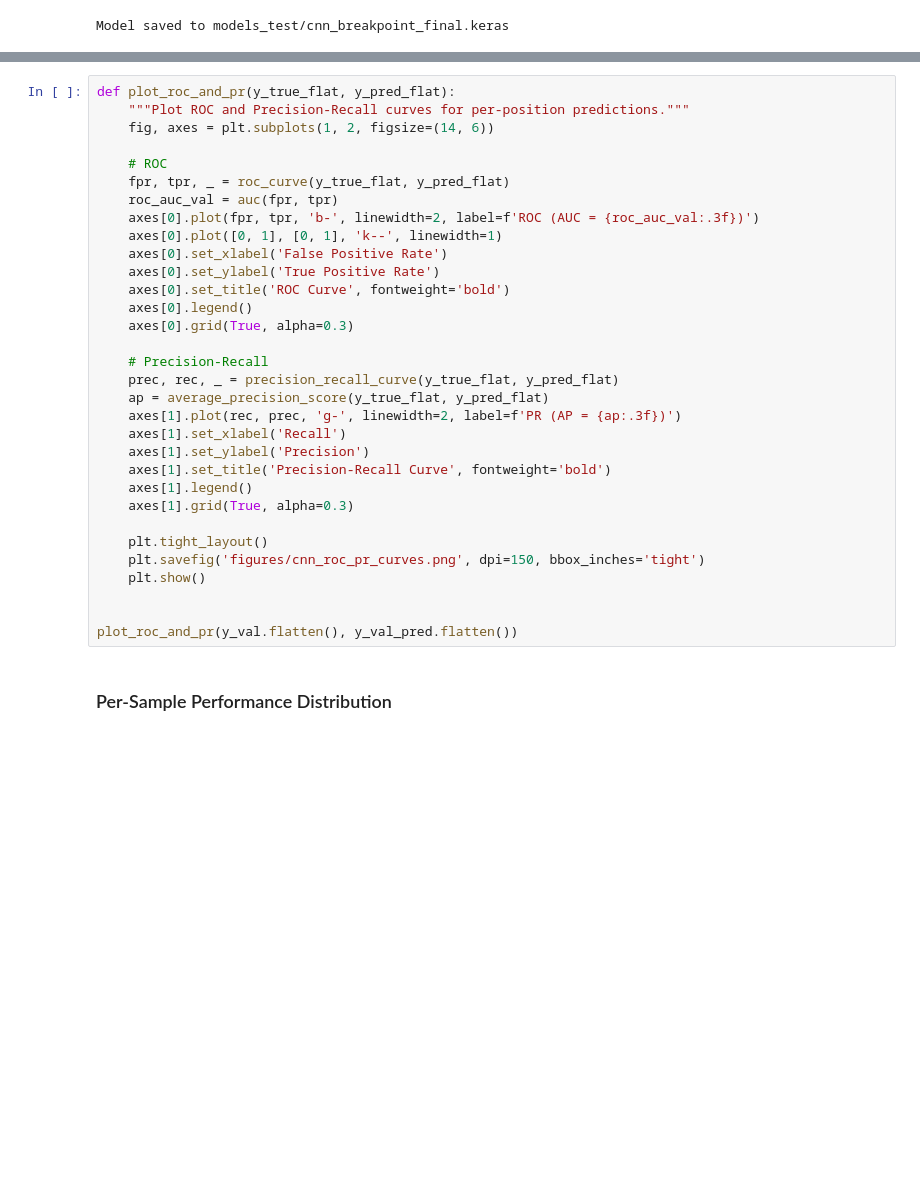
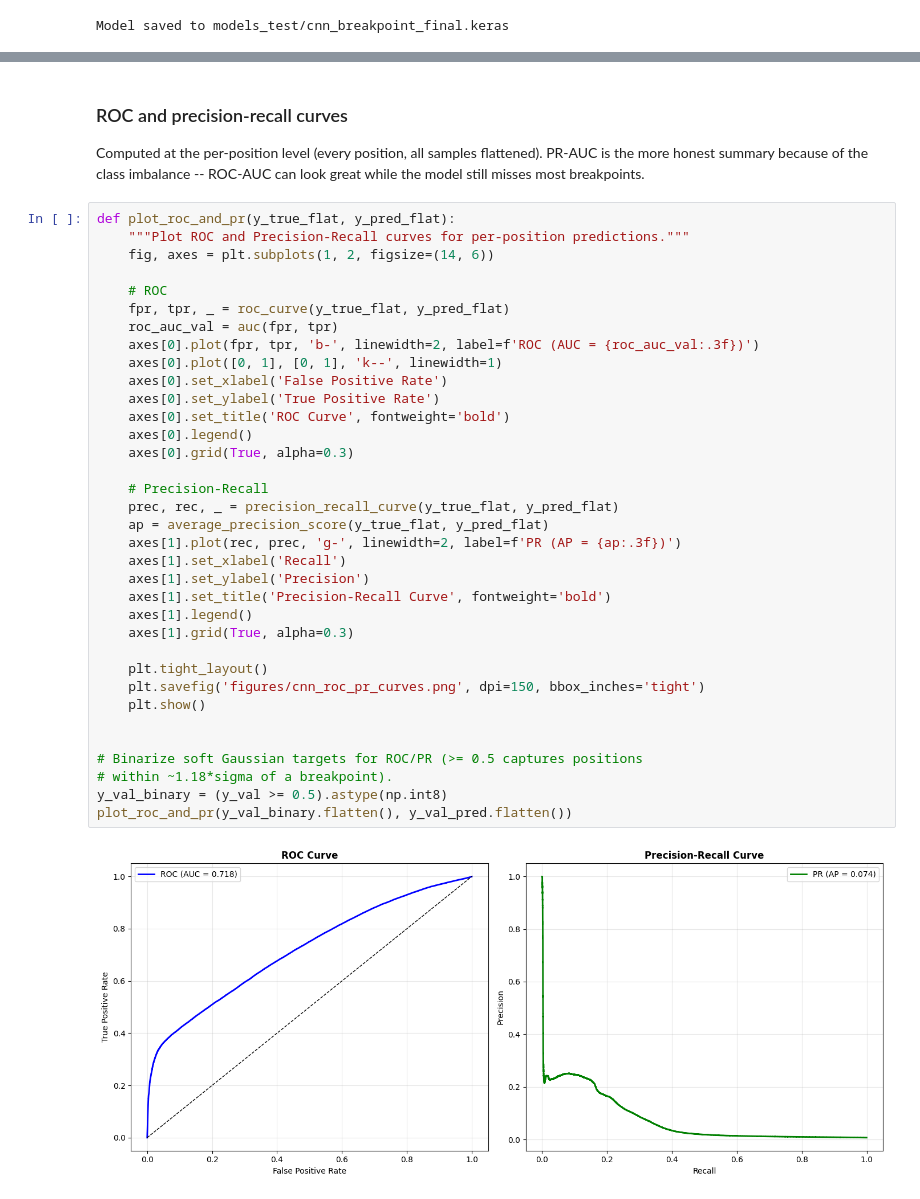
Before and after one commit to JoshCullinan/RDP_CNN, a Jupyter notebook: CNN.ipynb, the cells around one changed output, grey strips where cells are left out. Drawn from its saved outputs; the diff is of its cells as text; blank space fills up the shorter version.

```diff
--- a/CNN.ipynb
+++ b/CNN.ipynb
@@ -962,34 +1238,43 @@ for i in range(min(5, len(X_val))):
+# %% [markdown]
+### ROC and precision-recall curves
+
+Computed at the per-position level (every position, all samples flattened).
+PR-AUC is the more honest summary because of the class imbalance --
+ROC-AUC can look great while the model still misses most breakpoints.
 # %%
 def plot_roc_and_pr(y_true_flat, y_pred_flat):
     """Plot ROC and Precision-Recall curves for per-position predictions."""
     fig, axes = plt.subplots(1, 2, figsize=(14, 6))
 
     # ROC
     fpr, tpr, _ = roc_curve(y_true_flat, y_pred_flat)
     roc_auc_val = auc(fpr, tpr)
     axes[0].plot(fpr, tpr, 'b-', linewidth=2, label=f'ROC (AUC = {roc_auc_val:.3f})')
     axes[0].plot([0, 1], [0, 1], 'k--', linewidth=1)
     axes[0].set_xlabel('False Positive Rate')
     axes[0].set_ylabel('True Positive Rate')
     axes[0].set_title('ROC Curve', fontweight='bold')
     axes[0].legend()
     axes[0].grid(True, alpha=0.3)
 
     # Precision-Recall
     prec, rec, _ = precision_recall_curve(y_true_flat, y_pred_flat)
     ap = average_precision_score(y_true_flat, y_pred_flat)
     axes[1].plot(rec, prec, 'g-', linewidth=2, label=f'PR (AP = {ap:.3f})')
     axes[1].set_xlabel('Recall')
     axes[1].set_ylabel('Precision')
     axes[1].set_title('Precision-Recall Curve', fontweight='bold')
     axes[1].legend()
     axes[1].grid(True, alpha=0.3)
 
     plt.tight_layout()
     plt.savefig('figures/cnn_roc_pr_curves.png', dpi=150, bbox_inches='tight')
     plt.show()
 
 
-plot_roc_and_pr(y_val.flatten(), y_val_pred.flatten())
+# Binarize soft Gaussian targets for ROC/PR (>= 0.5 captures positions
+# within ~1.18*sigma of a breakpoint).
+y_val_binary = (y_val >= 0.5).astype(np.int8)
+plot_roc_and_pr(y_val_binary.flatten(), y_val_pred.flatten())
+# %% [output]
+[figure, added]
-# %% [markdown]
-### Per-Sample Performance Distribution
```
Also changed, not shown: parts of 77 cells of this notebook, 10 other files.
